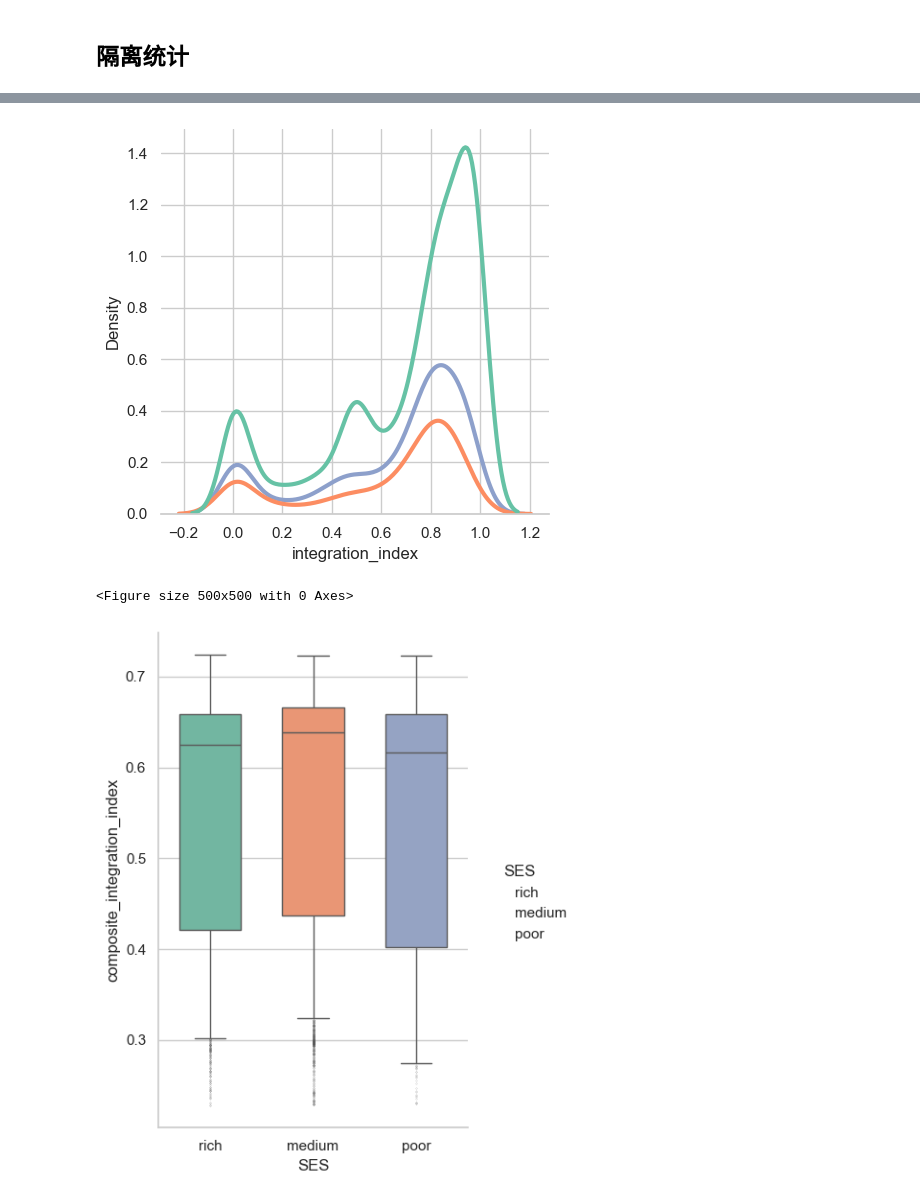
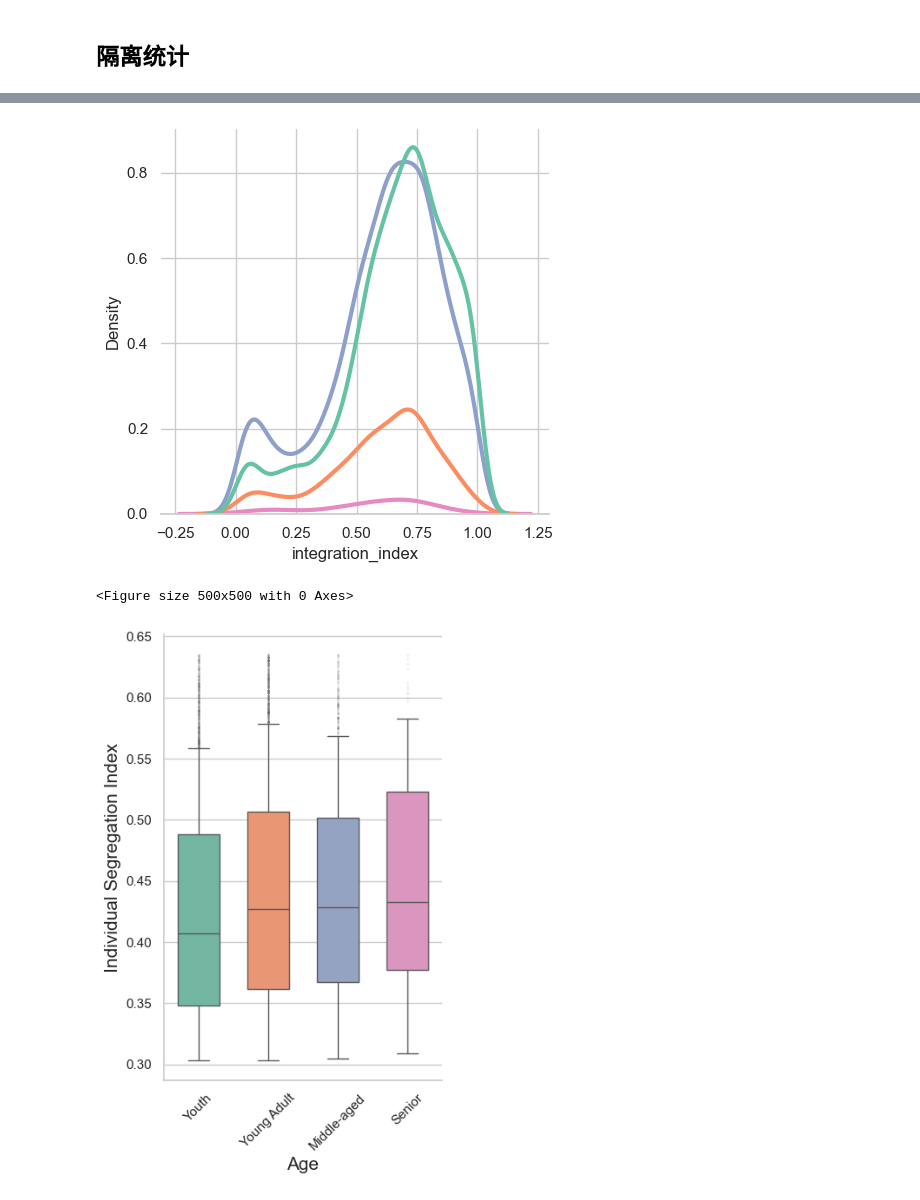
Before and after one commit to MMHHRR/social_segregation, a Jupyter notebook: graph_seg.ipynb, the cells around one changed output, grey strips where cells are left out. Drawn from its saved outputs; the diff is of its cells as text; code cells hidden in the pictures.

```diff
--- a/graph_seg.ipynb
+++ b/graph_seg.ipynb
@@ -1041,7 +1218,7 @@ sns.set_theme(style="whitegrid")
 palette = sns.color_palette('Set2')
 
 # 读取 CSV 数据
-df = pd.read_csv(r'D:\Coding\segaration_research\user_segregation_indices.csv', encoding='utf-8')
+df = pd.read_csv(r'D:\Coding\segaration_research\user_mobility_seg.csv', encoding='utf-8')
 
 # 过滤数据
 vars = 'composite_integration_index'
@@ -1053,7 +1230,7 @@ df_clean = df[(df[vars] > q_low) & (df[vars] < q_hi)]
 plt.figure(figsize=(5, 5))
 g = sns.kdeplot(data=df_clean,
             x='integration_index',
-            hue='SES',
+            hue='age_label',
             fill=False,
             palette=palette,
             alpha=1,
@@ -1073,7 +1250,7 @@ g.spines['right'].set_visible(False)
 # plt.savefig("D:/研究生/03Phd/segregation/figure/Density_gender.jpg", dpi=600, bbox_inches='tight')
 plt.show()
 # %% [output]
-[figure, old version]
+[figure, new version]
 # %%
 import pandas as pd
 import seaborn as sns
@@ -1083,43 +1260,49 @@ sns.set_theme(style="whitegrid")
 palette = sns.color_palette('Set2')
 
 # 读取 CSV 数据
-df = pd.read_csv(r'D:\Coding\segaration_research\user_segregation_indices.csv', encoding='utf-8')
+df = pd.read_csv(r'D:\Coding\segaration_research\user_mobility_exposure_seg.csv', encoding='utf-8')
 
 # 过滤数据
 vars = 'composite_integration_index'
 q_low = df[vars].quantile(0.05)
 q_hi = df[vars].quantile(0.95)
 df_clean = df[(df[vars] > q_low) & (df[vars] < q_hi)]
 
-category_order = ['rich', 'medium', 'poor']
-df_clean['SES'] = pd.Categorical(df_clean['SES'], categories=category_order, ordered=True)
+# category_order = ['rich', 'medium', 'poor']
+# df_clean['SES'] = pd.Categorical(df_clean['SES'], categories=category_order, ordered=True)
+
+category_order = ['Youth', 'Young Adult', 'Middle-aged', 'Senior']
+df_clean['age_label'] = pd.Categorical(df_clean['age_label'], categories=category_order, ordered=True)
 
 plt.figure(figsize=(5, 5))
 g = sns.catplot(
     data=df_clean,
     kind='box',
-    x="SES",
+    x="age_label",
     y="composite_integration_index",
     errorbar="ci",
     # alpha=.8,
     height=6,
     aspect=0.7,
     palette=palette,
     width=0.6,
     whis=0.5,
     fliersize=0.1,
-    legend=True,
+    legend=False,
+    # alpha=0.7
 )
 
-# plt.xlabel('Different Gender Experience Diversity', fontsize=16)
-# plt.ylabel('Density', fontsize=16)
+plt.xlabel('Age', fontsize=15)
+plt.ylabel('Individual Segregation Index', fontsize=15)
 # 调整图例的位置
 # g.legend(title='Age Label', loc='upper left')
-# plt.savefig("D:/研究生/03Phd/segregation/figure/Density_gender.jpg", dpi=600, bbox_inches='tight')
+g.set_xticklabels(rotation=45)
+g.despine(left=False)
+plt.savefig(r"D:\研究生\03Phd\segregation\shanghai\fig8.jpg", dpi=600, bbox_inches='tight')
 plt.show()
 # %% [output]
 <Figure size 500x500 with 0 Axes>
-[figure, old version]
+[figure, new version]
 # %%
 import pandas as pd
 import seaborn as sns
```
Also changed, not shown: parts of 40 cells of this notebook.
